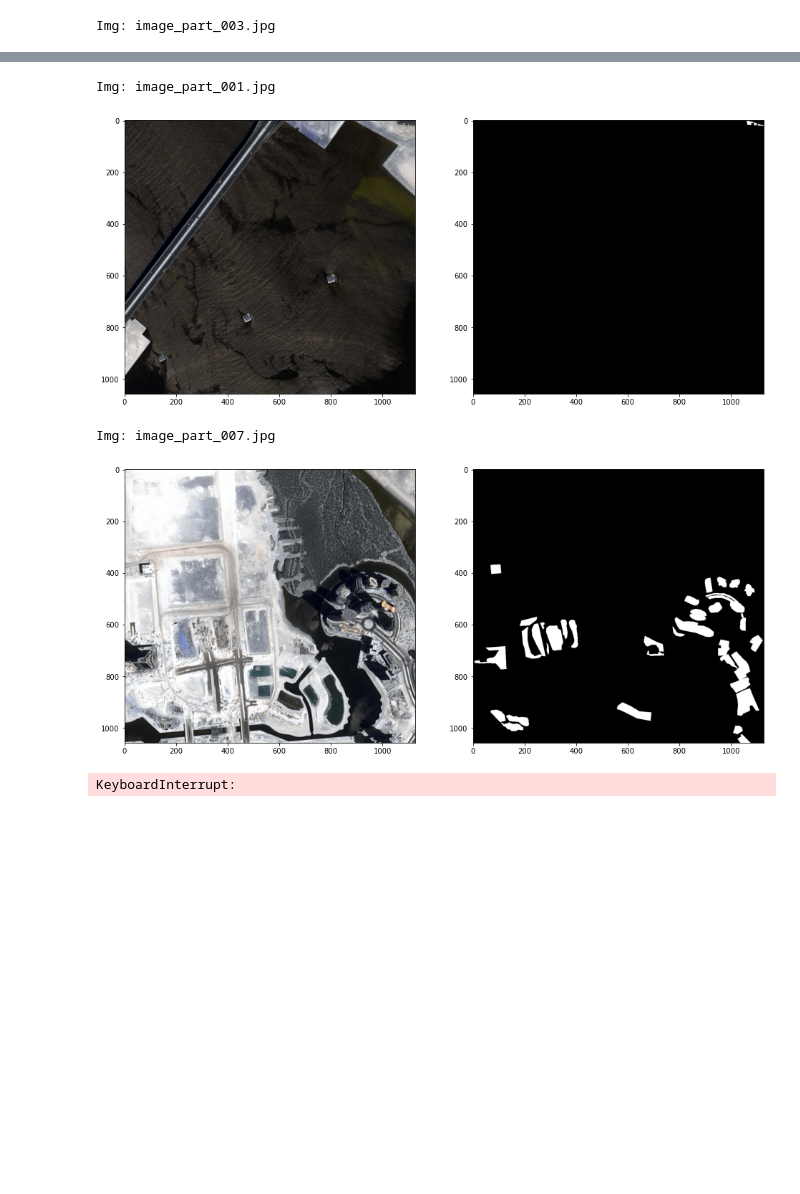
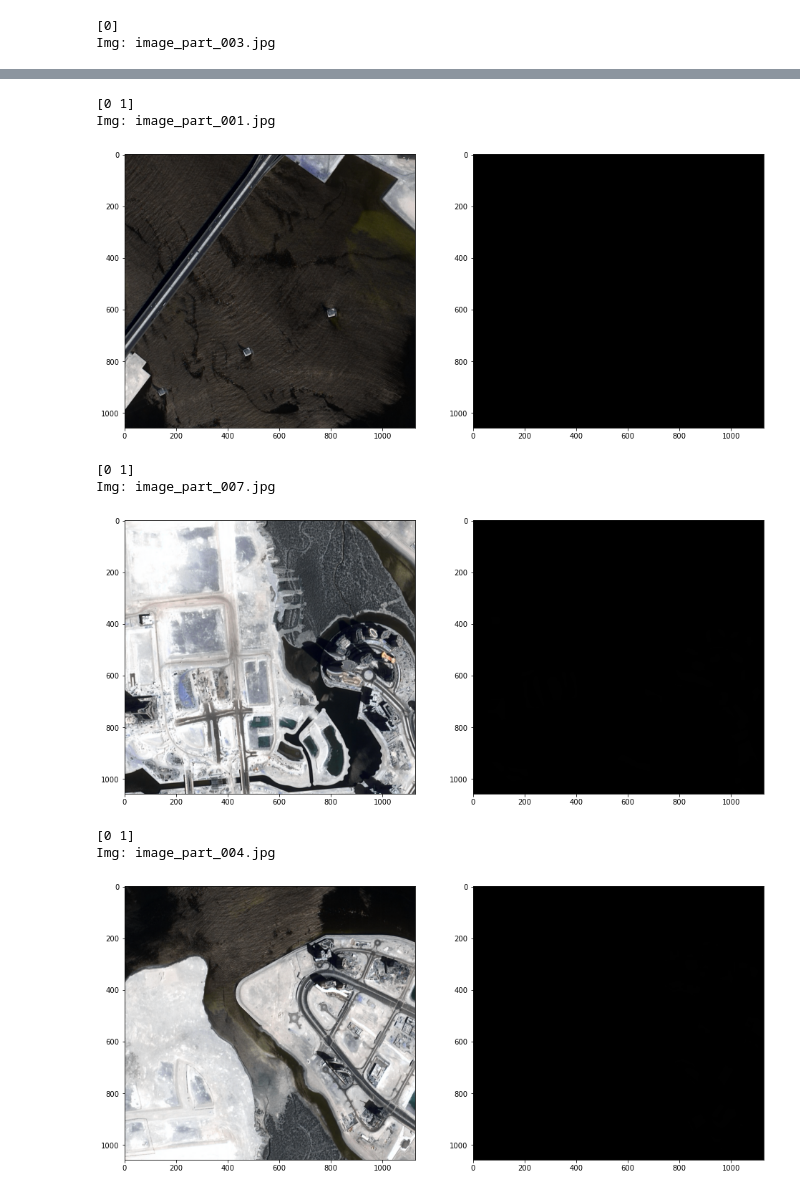
Before and after one commit to rzimmerdev/pdi, a Jupyter notebook: preprocessing.ipynb, the cells around one changed output, grey strips where cells are left out. Cells and saved outputs as stored; diff of their text form; code cells hidden in the pictures; blank space fills up the shorter version.

```diff
--- a/preprocessing.ipynb
+++ b/preprocessing.ipynb
@@ -36,37 +33,42 @@ for tile in os.listdir(original_images):
     processed_tile = processed_images + f"/{tile}/"
 
     for image_uri in os.listdir(current_tile + "images"):
         img = imageio.imread(current_tile + "images/" + image_uri)
         denoised = filters.median(img)
         contrast_enhanced = rescale_intensity(denoised)
         mask = imageio.imread(current_tile + "masks/" + image_uri.replace("jpg", "png"))[:, :, 0:3]
         empty = np.zeros_like(mask)
-        empty[mask[:, :] == [60, 16, 152]] = 255
+        empty[mask[:, :] == [60, 16, 152]] = 1
 
         plt.figure(figsize=(16, 16))
         plt.subplot(121)
         plt.imshow(contrast_enhanced)
         plt.subplot(122)
         plt.imshow(empty)
-
+        print(np.unique(empty))
         print(f"Img: {image_uri}")
         plt.show()
 
         i += 1
 
         if i > total:
             break
 
     if i > total:
             break
 # %% [output]
+[0]
 Img: image_part_003.jpg
 [figure]
+[0 1]
 Img: image_part_001.jpg
 [figure]
+[0 1]
 Img: image_part_007.jpg
-[figure, old version]
+[figure, new version]
-KeyboardInterrupt:
+[0 1]
+Img: image_part_004.jpg
+[figure, added]
 # %%
 def float_to_int(image):
     image = image * 255
```
Also changed, not shown: parts of 3 cells of this notebook, 12 other files.
